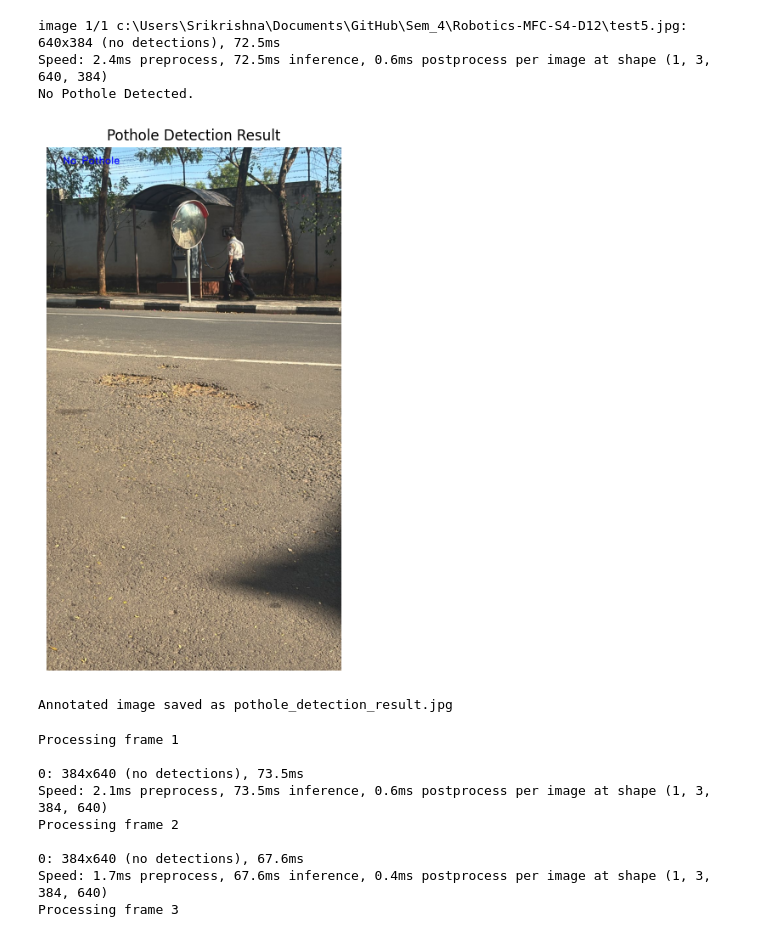
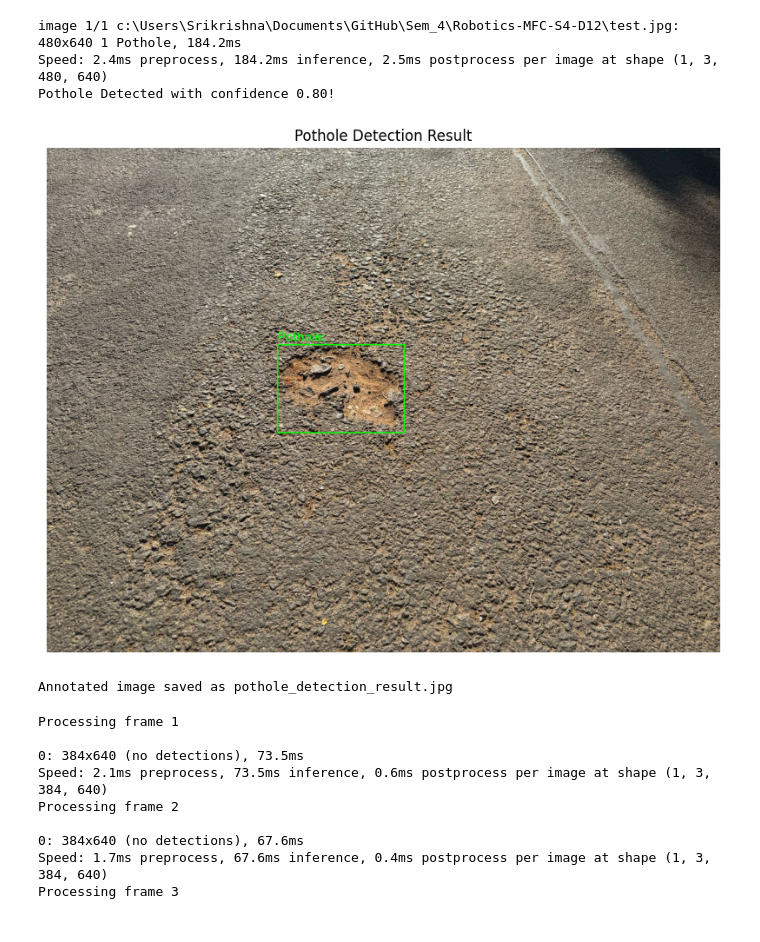
Before and after one commit to SilentByte4096/Robotics-MFC-S4-D12, a Jupyter notebook: test.ipynb, the cells around one changed output. Cells and saved outputs as stored; diff of their text form; code cells hidden in the pictures.

```diff
--- a/test.ipynb
+++ b/test.ipynb
@@ -146,13 +146,13 @@ def detect_potholes_in_video(model, video_path, output_path='pothole_detection_o
 model = YOLO("runs\\detect\\train2\\weights\\best.pt")
 # %%
 # Process a single image
-image_path = 'test5.jpg'
+image_path = 'test.jpg'
 detect_pothole_in_image(model, image_path, scale_factor=0.1, grid_size=10)
 # %% [output]
-image 1/1 c:\Users\Srikrishna\Documents\GitHub\Sem_4\Robotics-MFC-S4-D12\test5.jpg: 640x384 (no detections), 72.5ms
-Speed: 2.4ms preprocess, 72.5ms inference, 0.6ms postprocess per image at shape (1, 3, 640, 384)
-No Pothole Detected.
+image 1/1 c:\Users\Srikrishna\Documents\GitHub\Sem_4\Robotics-MFC-S4-D12\test.jpg: 480x640 1 Pothole, 184.2ms
+Speed: 2.4ms preprocess, 184.2ms inference, 2.5ms postprocess per image at shape (1, 3, 480, 640)
+Pothole Detected with confidence 0.80!
-[figure, old version]
+[figure, new version]
 Annotated image saved as pothole_detection_result.jpg
 # %%
 # Process a video
```
Also changed, not shown: 4 other files.
